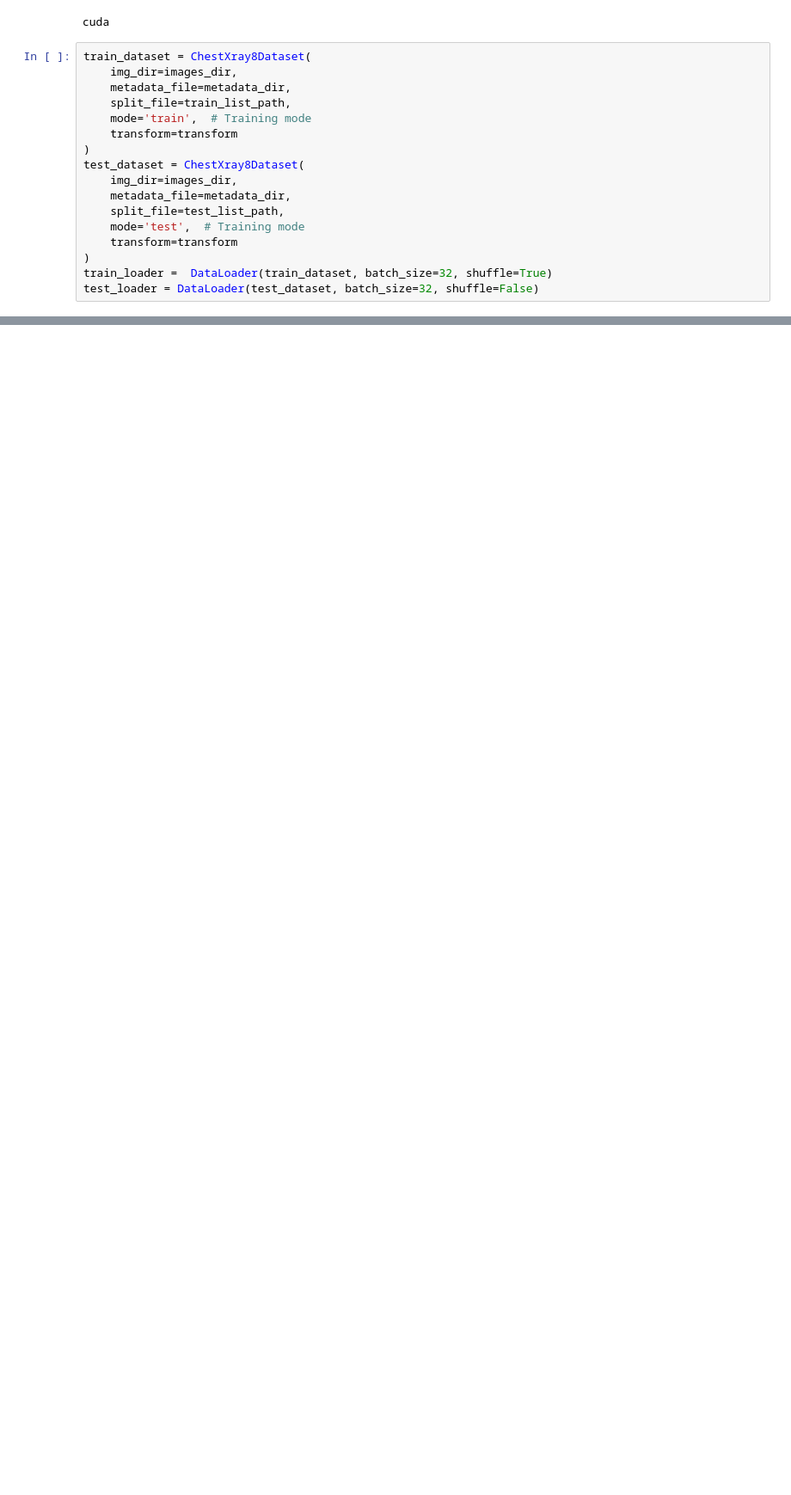
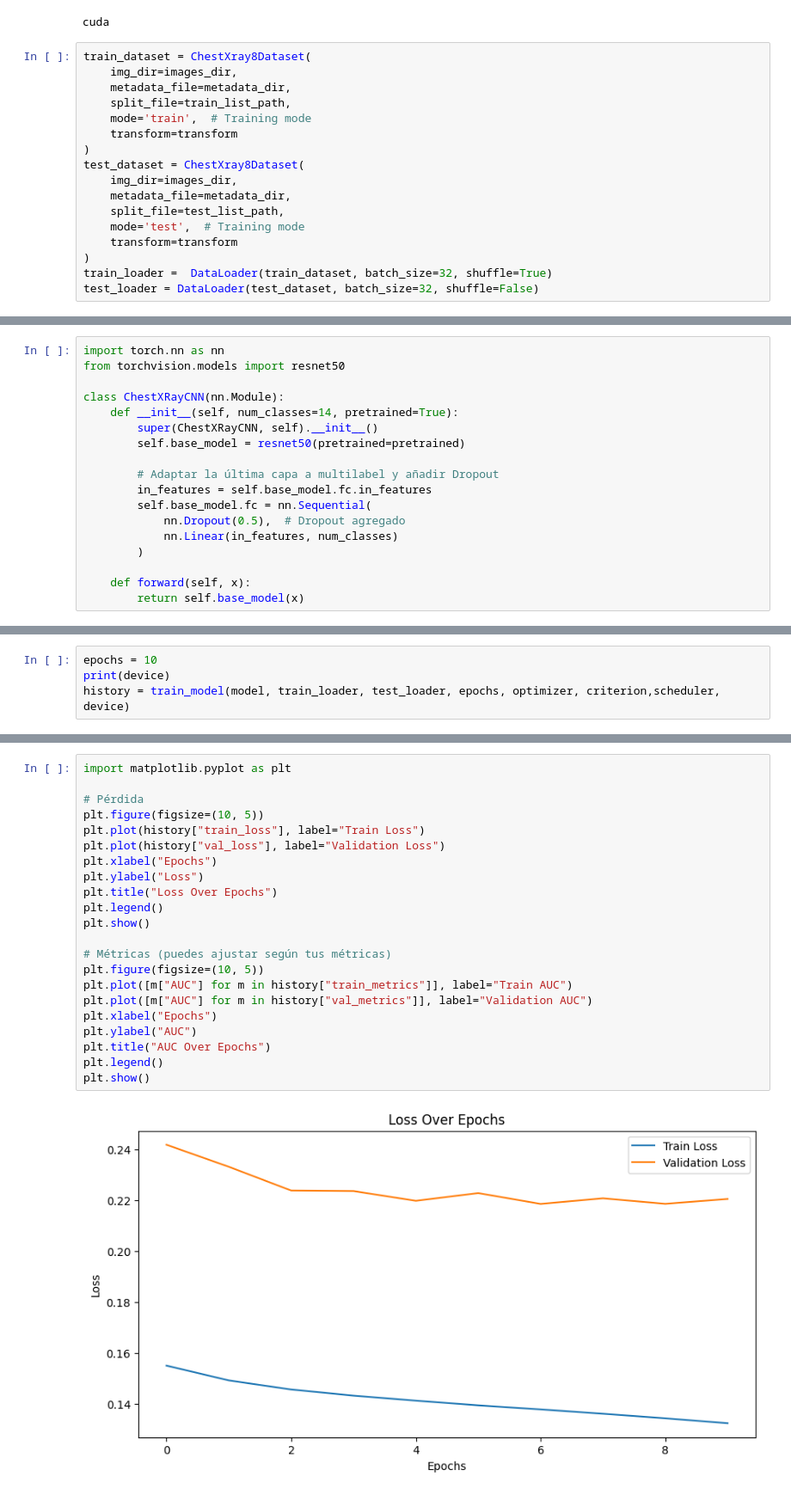
Before and after one commit to RodriguezMarta/ChestX-ray8_classification, a Jupyter notebook: notebooks/02_RestNet50.ipynb, the cells around one changed output, grey strips where cells are left out. Shown at 86% size. Drawn from its saved outputs; the diff is of its cells as text; blank space fills up the shorter version.

Commit message:
Canvi Resnet50 i DEC

```diff
--- a/notebooks/02_RestNet50.ipynb
+++ b/notebooks/02_RestNet50.ipynb
@@ -79,0 +55,18 @@ RuntimeError: Input type (torch.cuda.FloatTensor) and weight type (torch.FloatTe
+# %%
+import torch.nn as nn
+from torchvision.models import resnet50
+
+class ChestXRayCNN(nn.Module):
+    def __init__(self, num_classes=14, pretrained=True):
+        super(ChestXRayCNN, self).__init__()
+        self.base_model = resnet50(pretrained=pretrained)
+
+        # Adaptar la última capa a multilabel y añadir Dropout
+        in_features = self.base_model.fc.in_features
+        self.base_model.fc = nn.Sequential(
+            nn.Dropout(0.5),  # Dropout agregado
+            nn.Linear(in_features, num_classes)
+        )
+
+    def forward(self, x):
+        return self.base_model(x)
@@ -79,0 +215,4 @@ RuntimeError: Input type (torch.cuda.FloatTensor) and weight type (torch.FloatTe
+# %%
+epochs = 10
+print(device)
+history = train_model(model, train_loader, test_loader, epochs, optimizer, criterion,scheduler, device)
@@ -79,0 +239,24 @@ RuntimeError: Input type (torch.cuda.FloatTensor) and weight type (torch.FloatTe
+# %%
+import matplotlib.pyplot as plt
+
+# Pérdida
+plt.figure(figsize=(10, 5))
+plt.plot(history["train_loss"], label="Train Loss")
+plt.plot(history["val_loss"], label="Validation Loss")
+plt.xlabel("Epochs")
+plt.ylabel("Loss")
+plt.title("Loss Over Epochs")
+plt.legend()
+plt.show()
+
+# Métricas (puedes ajustar según tus métricas)
+plt.figure(figsize=(10, 5))
+plt.plot([m["AUC"] for m in history["train_metrics"]], label="Train AUC")
+plt.plot([m["AUC"] for m in history["val_metrics"]], label="Validation AUC")
+plt.xlabel("Epochs")
+plt.ylabel("AUC")
+plt.title("AUC Over Epochs")
+plt.legend()
+plt.show()
+# %% [output]
+[figure, added]
```
Also changed, not shown: parts of 16 cells of this notebook, 4 other files.
